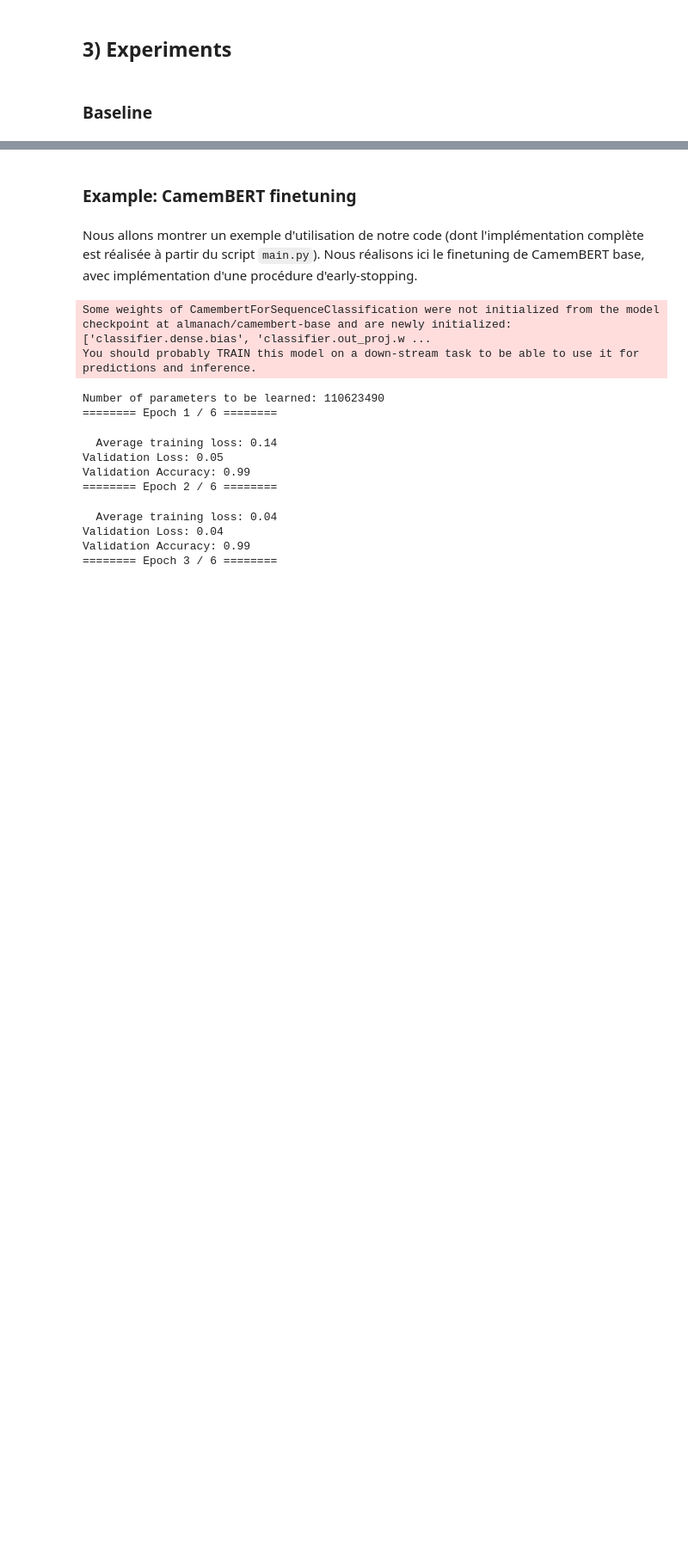
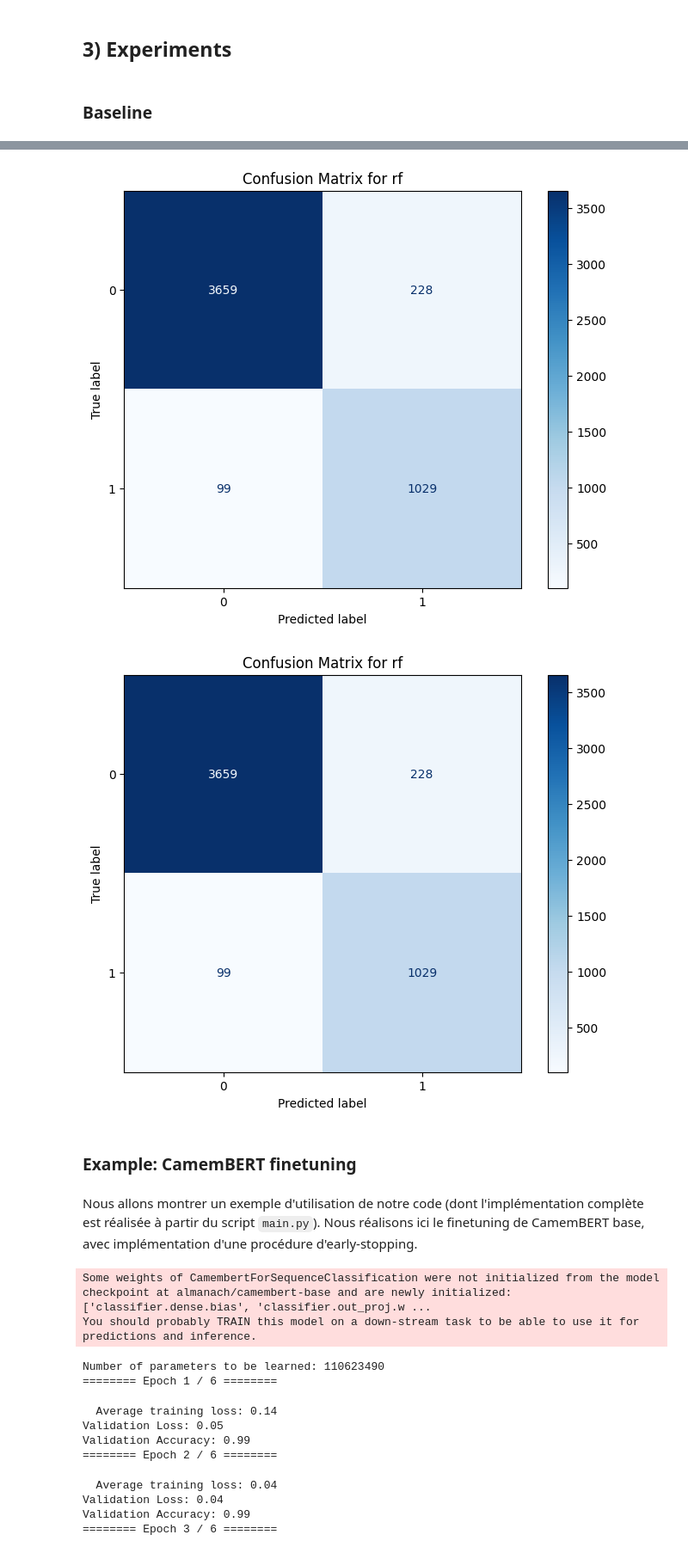
Before and after one commit to JulesBrable/NLP, a Jupyter notebook: analysis.ipynb, the cells around one changed output, grey strips where cells are left out. Shown at 86% size. Saved outputs shown, nothing was run; the diff lists cells and outputs as text; code cells hidden in the pictures; blank space fills up the shorter version.

```diff
--- a/analysis.ipynb
+++ b/analysis.ipynb
@@ -227,3 +233,12 @@ weighted avg       0.94      0.93      0.94      5015
+# %%
+plot_confusion_matrix(
+    true_labels=y_test,
+    predictions=grid_search.best_estimator_.predict(X_test_tfidf),
+    save_path="rf",
+)
+# %% [output]
+[figure, added]
+[figure, added]
 # %% [markdown]
 ### Example: CamemBERT finetuning
 # %% [markdown]
```
Also changed, not shown: parts of 9 cells of this notebook.
